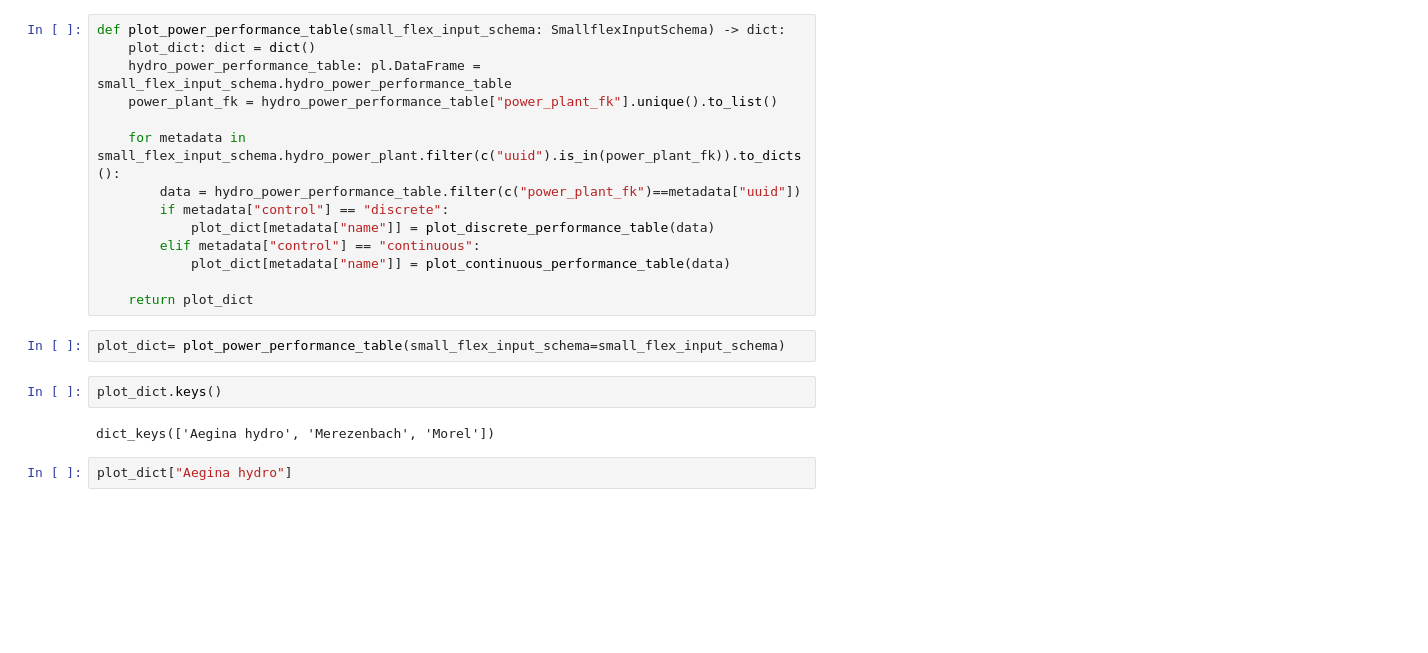
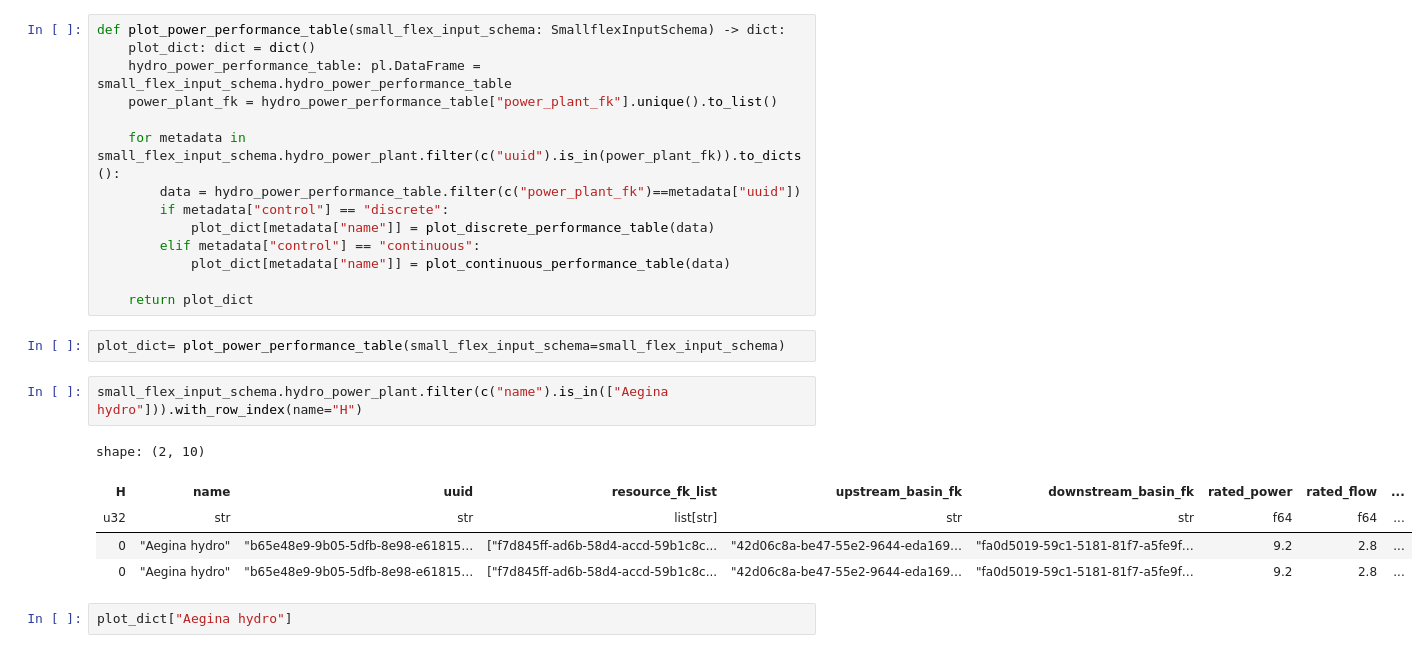
Before and after one commit to heig-vd-ie/smallflex-vpp-codes, a Jupyter notebook: notebook/plot_input.ipynb, the cells around one changed output. Drawn from its saved outputs; the diff is of its cells as text; blank space fills up the shorter version.

```diff
--- a/notebook/plot_input.ipynb
+++ b/notebook/plot_input.ipynb
@@ -44,9 +46,13 @@ def plot_power_performance_table(small_flex_input_schema: SmallflexInputSchema)
 # %%
 plot_dict= plot_power_performance_table(small_flex_input_schema=small_flex_input_schema)
 # %%
-plot_dict.keys()
+small_flex_input_schema.hydro_power_plant.filter(c("name").is_in(["Aegina hydro"])).with_row_index(name="H")
 # %% [output]
-dict_keys(['Aegina hydro', 'Merezenbach', 'Morel'])
+shape: (2, 10)
+| H | name | uuid | resource_fk_list | upstream_basin_fk | downstream_basin_fk | rated_power | rated_flow | ... |
+| u32 | str | str | list[str] | str | str | f64 | f64 | ... |
+| 0 | "Aegina hydro" | "b65e48e9-9b05-5dfb-8e98-e61815… | ["f7d845ff-ad6b-58d4-accd-59b1c8c... | "42d06c8a-be47-55e2-9644-eda169… | "fa0d5019-59c1-5181-81f7-a5fe9f… | 9.2 | 2.8 | ... |
+| 0 | "Aegina hydro" | "b65e48e9-9b05-5dfb-8e98-e61815… | ["f7d845ff-ad6b-58d4-accd-59b1c8c... | "42d06c8a-be47-55e2-9644-eda169… | "fa0d5019-59c1-5181-81f7-a5fe9f… | 9.2 | 2.8 | ... |
 # %%
 plot_dict["Aegina hydro"]
 # %%
```
Also changed, not shown: parts of 1 cell of this notebook, 23 other files.
